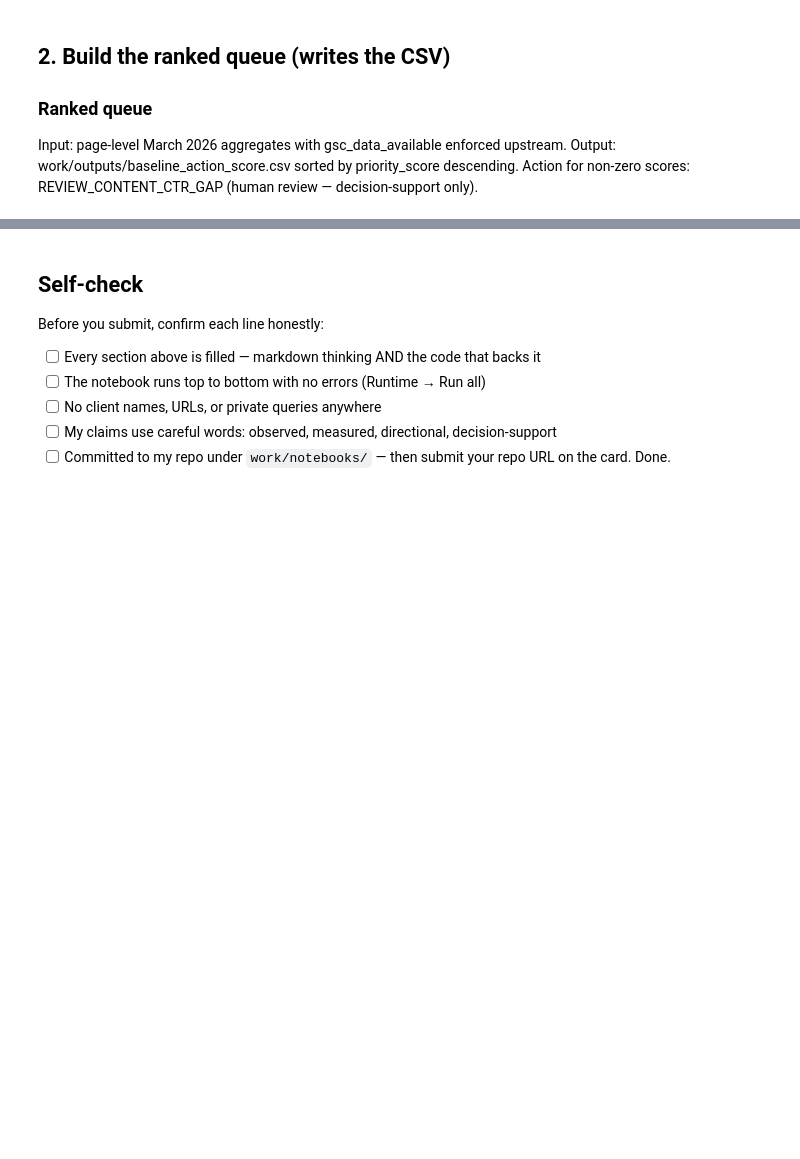
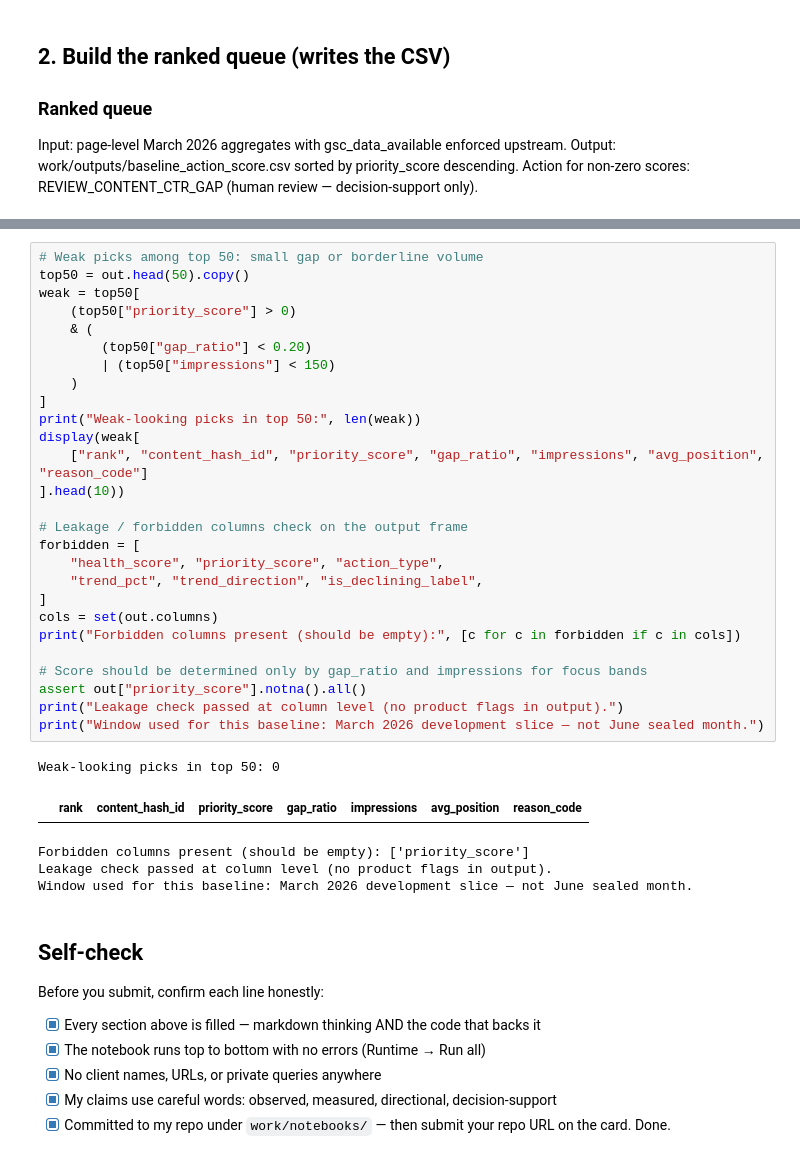
Before and after one commit to menna890/flyrank-ml-internship, a Jupyter notebook: work/notebooks/w04_baseline_score.ipynb, the cells around one changed output, grey strips where cells are left out. Cells and saved outputs as stored; diff of their text form; blank space fills up the shorter version.

```diff
--- a/work/notebooks/w04_baseline_score.ipynb
+++ b/work/notebooks/w04_baseline_score.ipynb
@@ -74,10 +283,43 @@ Action for non-zero scores: REVIEW_CONTENT_CTR_GAP (human review — decision-su
+# %%
+# Weak picks among top 50: small gap or borderline volume
+top50 = out.head(50).copy()
+weak = top50[
+    (top50["priority_score"] > 0)
+    & (
+        (top50["gap_ratio"] < 0.20)
+        | (top50["impressions"] < 150)
+    )
+]
+print("Weak-looking picks in top 50:", len(weak))
+display(weak[
+    ["rank", "content_hash_id", "priority_score", "gap_ratio", "impressions", "avg_position", "reason_code"]
+].head(10))
+
+# Leakage / forbidden columns check on the output frame
+forbidden = [
+    "health_score", "priority_score", "action_type",
+    "trend_pct", "trend_direction", "is_declining_label",
+]
+cols = set(out.columns)
+print("Forbidden columns present (should be empty):", [c for c in forbidden if c in cols])
+
+# Score should be determined only by gap_ratio and impressions for focus bands
+assert out["priority_score"].notna().all()
+print("Leakage check passed at column level (no product flags in output).")
+print("Window used for this baseline: March 2026 development slice — not June sealed month.")
+# %% [output]
+Weak-looking picks in top 50: 0
+|  | rank | content_hash_id | priority_score | gap_ratio | impressions | avg_position | reason_code |
+Forbidden columns present (should be empty): ['priority_score']
+Leakage check passed at column level (no product flags in output).
+Window used for this baseline: March 2026 development slice — not June sealed month.
 # %% [markdown]
 ## Self-check
 
 Before you submit, confirm each line honestly:
 
-- [ ] Every section above is filled — markdown thinking AND the code that backs it
-- [ ] The notebook runs top to bottom with no errors (Runtime → Run all)
-- [ ] No client names, URLs, or private queries anywhere
-- [ ] My claims use careful words: observed, measured, directional, decision-support
-- [ ] Committed to my repo under `work/notebooks/` — then submit your repo URL on the card. Done.
+- [x] Every section above is filled — markdown thinking AND the code that backs it
+- [x] The notebook runs top to bottom with no errors (Runtime → Run all)
+- [x] No client names, URLs, or private queries anywhere
+- [x] My claims use careful words: observed, measured, directional, decision-support
+- [x] Committed to my repo under `work/notebooks/` — then submit your repo URL on the card. Done.
```
Also changed, not shown: parts of 9 cells of this notebook.
